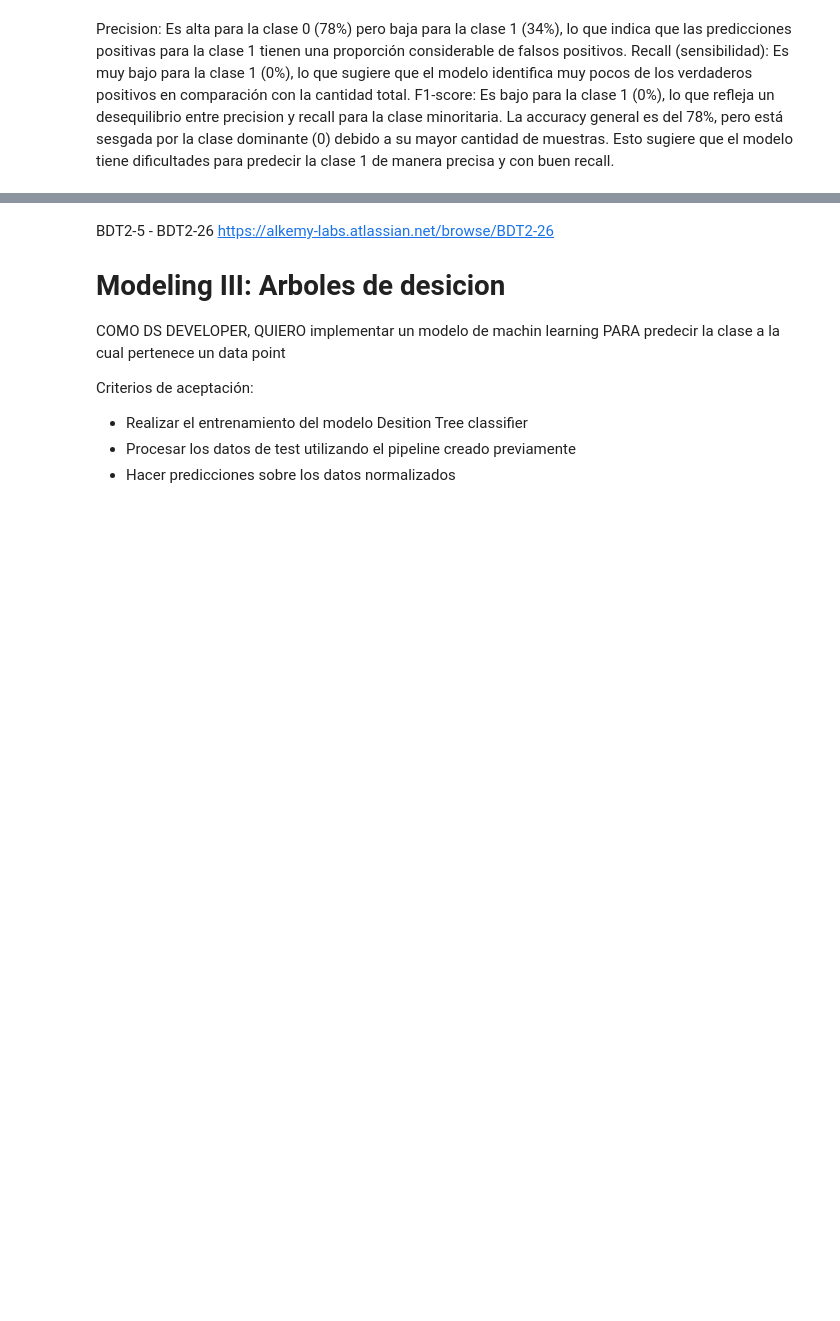
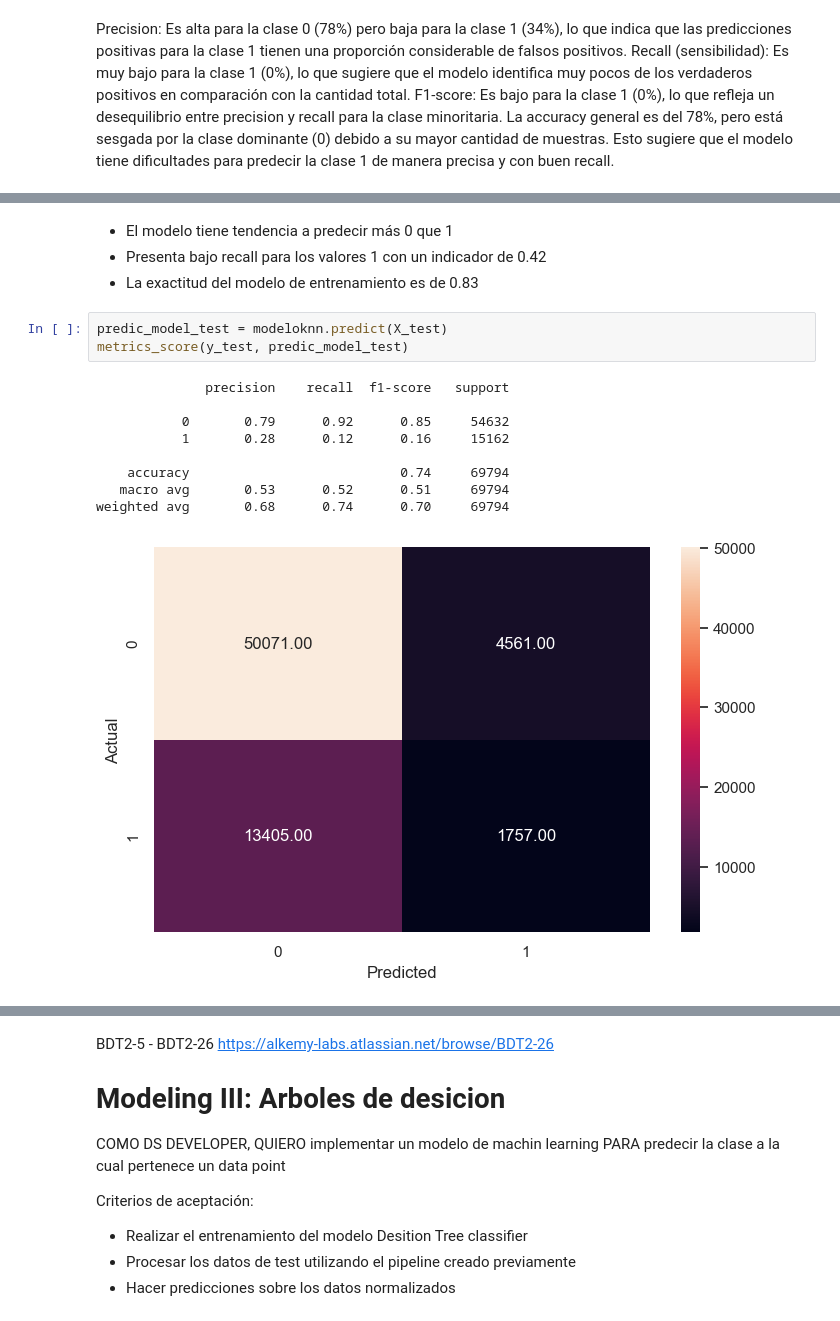
Before and after one commit to GabVergara/Alkemy, a Jupyter notebook: Prueba_alkemy2_modelos.ipynb, the cells around one changed output, grey strips where cells are left out. Drawn from its saved outputs; the diff is of its cells as text; blank space fills up the shorter version.

```diff
--- a/Prueba_alkemy2_modelos.ipynb
+++ b/Prueba_alkemy2_modelos.ipynb
@@ -289,0 +325,17 @@ Esto sugiere que el modelo tiene dificultades para predecir la clase 1 de manera
+# %% [markdown]
+- El modelo tiene tendencia a predecir más 0  que 1
+- Presenta bajo recall para los valores 1 con un indicador de 0.42
+- La exactitud del modelo de entrenamiento es de 0.83
+# %%
+predic_model_test = modeloknn.predict(X_test)
+metrics_score(y_test, predic_model_test)
+# %% [output]
+              precision    recall  f1-score   support
+
+           0       0.79      0.92      0.85     54632
+           1       0.28      0.12      0.16     15162
+
+    accuracy                           0.74     69794
+   macro avg       0.53      0.52      0.51     69794
+weighted avg       0.68      0.74      0.70     69794
+[figure, added]
```
Also changed, not shown: parts of 20 cells of this notebook.
